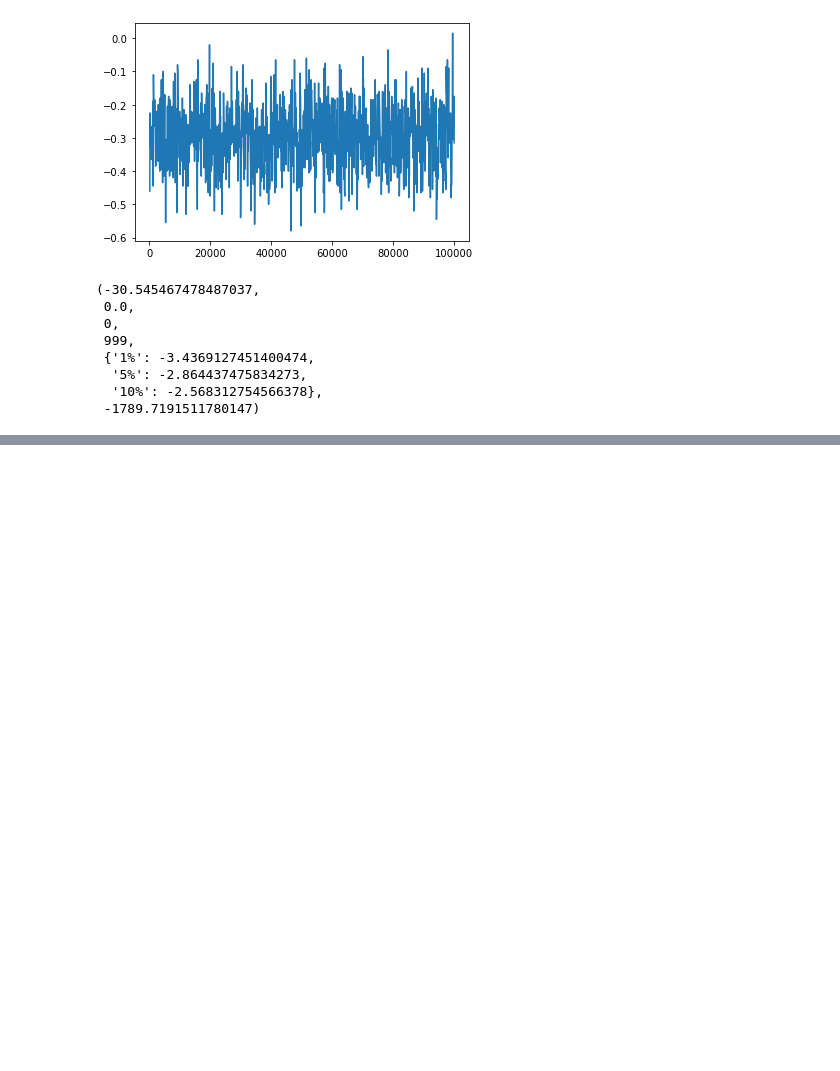
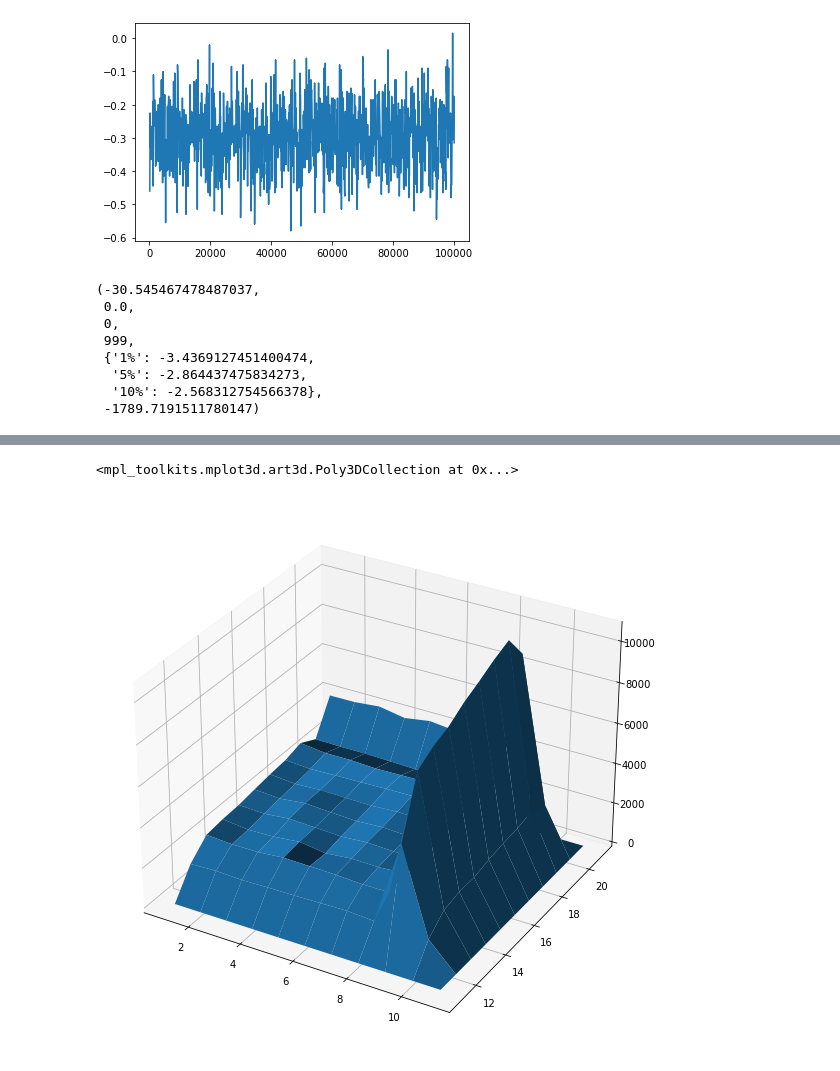
Before and after one commit to Xavi-Linux/Fatjack, a Jupyter notebook: RandomPolicy.ipynb, the cells around one changed output, grey strips where cells are left out. Saved outputs shown, nothing was run; the diff lists cells and outputs as text; code cells hidden in the pictures; blank space fills up the shorter version.

```diff
--- a/RandomPolicy.ipynb
+++ b/RandomPolicy.ipynb
@@ -172,0 +174,8 @@ adfuller(results)
+# %%
+X, Y = np.meshgrid(np.arange(1,12), np.arange(11,22))
+fig = plt.figure(figsize=(10,10))
+ax = fig.add_subplot(111, projection='3d')
+ax.plot_surface(X,Y, agent.time_steps_counter[7:18,:11,1])
+# %% [output]
+<mpl_toolkits.mplot3d.art3d.Poly3DCollection at 0x...>
+[figure, added]
```
Also changed, not shown: parts of 5 cells of this notebook, 1 other file.
